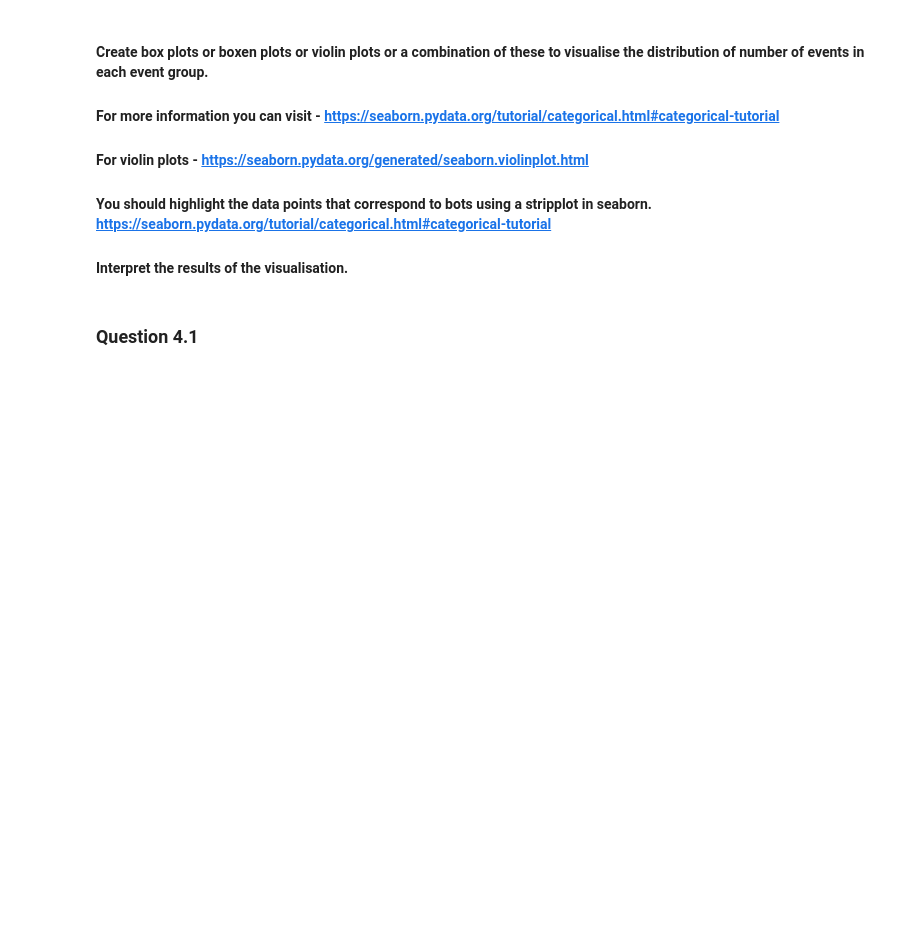
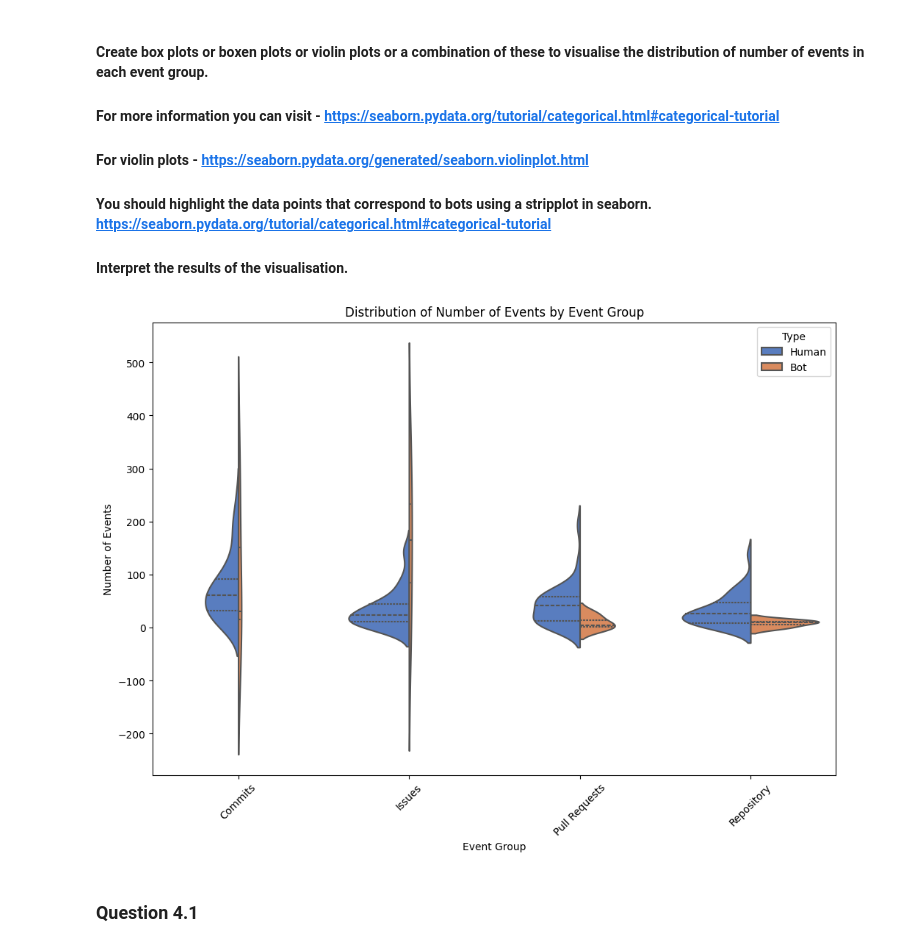
Before and after one commit to MokonaNico/Software_Evolution_TP3_2024, a Jupyter notebook: TP3_template.ipynb, the cells around one changed output. Cells and saved outputs as stored; diff of their text form; code cells hidden in the pictures; blank space fills up the shorter version.

```diff
--- a/TP3_template.ipynb
+++ b/TP3_template.ipynb
@@ -466,0 +569,4 @@ repo_group = ['CreateEvent', 'DeleteEvent', 'ForkEvent', 'GollumEvent', 'MemberE
+# %%
+events_final = event_counts.pivot(index='contributor', columns='event_type', values='counts')
+events_final = events_final.reset_index()
+events_final
@@ -553,3 +737,15 @@ df_medians.pivot(index='type', columns='event_group', values='median')#.reset_in
 #### Interpret the results of the visualisation.
 # %%
 # YOUR CODE BELOW - Visualize number of events from pull request event group
+plt.figure(figsize=(12, 8))
+sns.violinplot(x='event_group', y='value', hue='type', data=melted_df, split=True, inner="quart", linewidth=1.5, palette="muted")
+sns.stripplot(x='event_group', y='value', hue='type', data=melted_df[melted_df['type'] == 'Bot_App'], dodge=True, size=5, alpha=0.7, linewidth=1, marker='o', edgecolor='black')
+plt.title("Distribution of Number of Events by Event Group")
+plt.xlabel("Event Group")
+plt.ylabel("Number of Events")
+
+plt.legend(title='Type')
+plt.xticks(rotation=45)
+plt.show()
+# %% [output]
+[figure, added]
```
Also changed, not shown: parts of 33 cells of this notebook, 1 other file.
